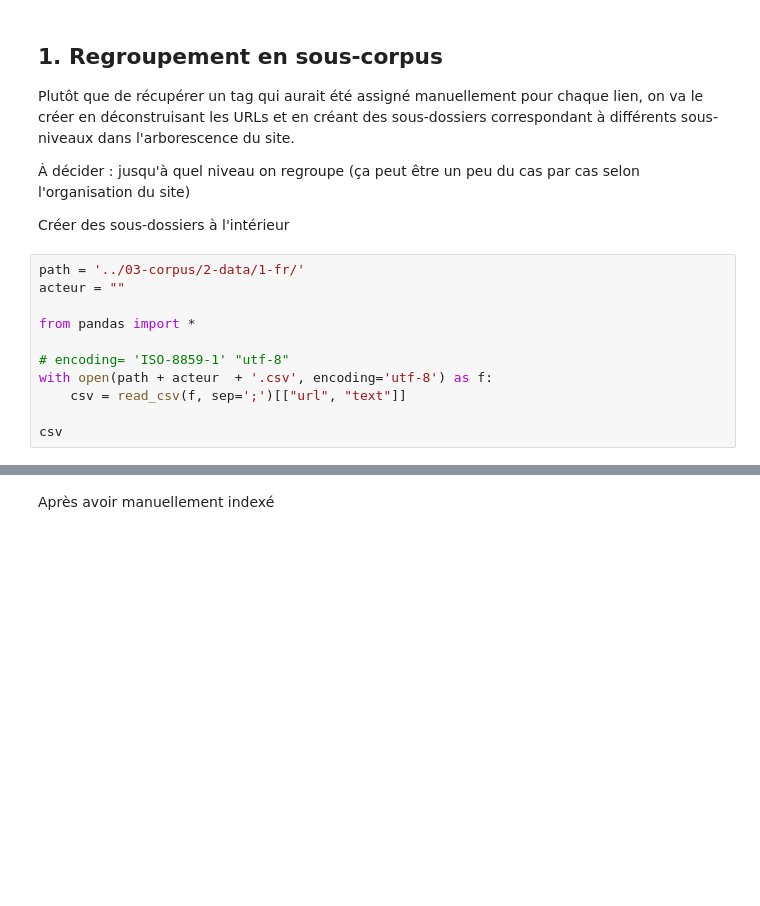
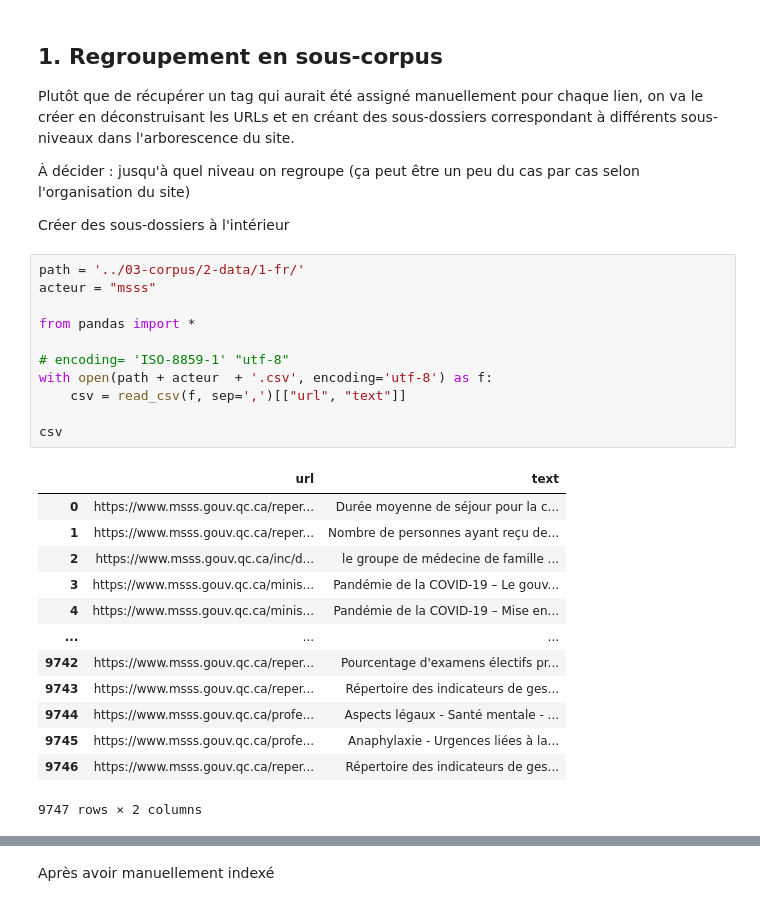
Before and after one commit to Camille-Demers/text-mining-project, a Jupyter notebook: 00-Jupyter-Notebooks/1-Sous_corpus.ipynb, the cells around one changed output, grey strips where cells are left out. Drawn from its saved outputs; the diff is of its cells as text; blank space fills up the shorter version.

```diff
--- a/00-Jupyter-Notebooks/1-Sous_corpus.ipynb
+++ b/00-Jupyter-Notebooks/1-Sous_corpus.ipynb
@@ -7,13 +7,27 @@ Plutôt que de récupérer un tag qui aurait été assigné manuellement pour ch
 Créer des sous-dossiers à l'intérieur
 # %%
 path = '../03-corpus/2-data/1-fr/'
-acteur = ""
+acteur = "msss"
 
 from pandas import *
 
 # encoding= 'ISO-8859-1' "utf-8"
 with open(path + acteur  + '.csv', encoding='utf-8') as f:
-    csv = read_csv(f, sep=';')[["url", "text"]]
+    csv = read_csv(f, sep=',')[["url", "text"]]
 
 csv
+# %% [output]
+|  | url | text |
+| 0 | https://www.msss.gouv.qc.ca/reper... | Durée moyenne de séjour pour la c... |
+| 1 | https://www.msss.gouv.qc.ca/reper... | Nombre de personnes ayant reçu de... |
+| 2 | https://www.msss.gouv.qc.ca/inc/d... | le groupe de médecine de famille ... |
+| 3 | https://www.msss.gouv.qc.ca/minis... | Pandémie de la COVID-19 – Le gouv... |
+| 4 | https://www.msss.gouv.qc.ca/minis... | Pandémie de la COVID-19 – Mise en... |
+| ... | ... | ... |
+| 9742 | https://www.msss.gouv.qc.ca/reper... | Pourcentage d'examens électifs pr... |
+| 9743 | https://www.msss.gouv.qc.ca/reper... | Répertoire des indicateurs de ges... |
+| 9744 | https://www.msss.gouv.qc.ca/profe... | Aspects légaux - Santé mentale - ... |
+| 9745 | https://www.msss.gouv.qc.ca/profe... | Anaphylaxie - Urgences liées à la... |
+| 9746 | https://www.msss.gouv.qc.ca/reper... | Répertoire des indicateurs de ges... |
+9747 rows × 2 columns
 # %%
```
Also changed, not shown: parts of 14 cells of this notebook.
